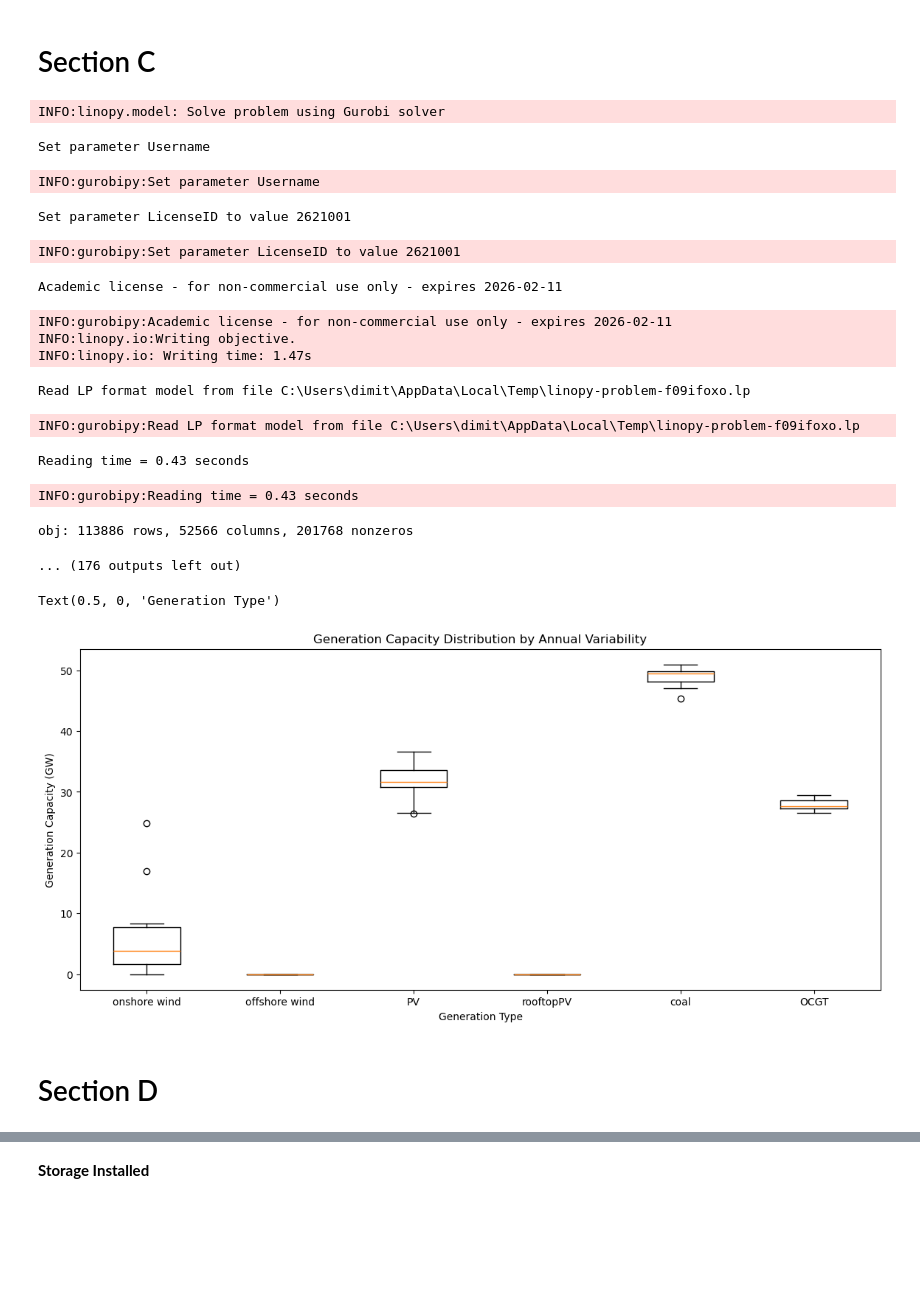
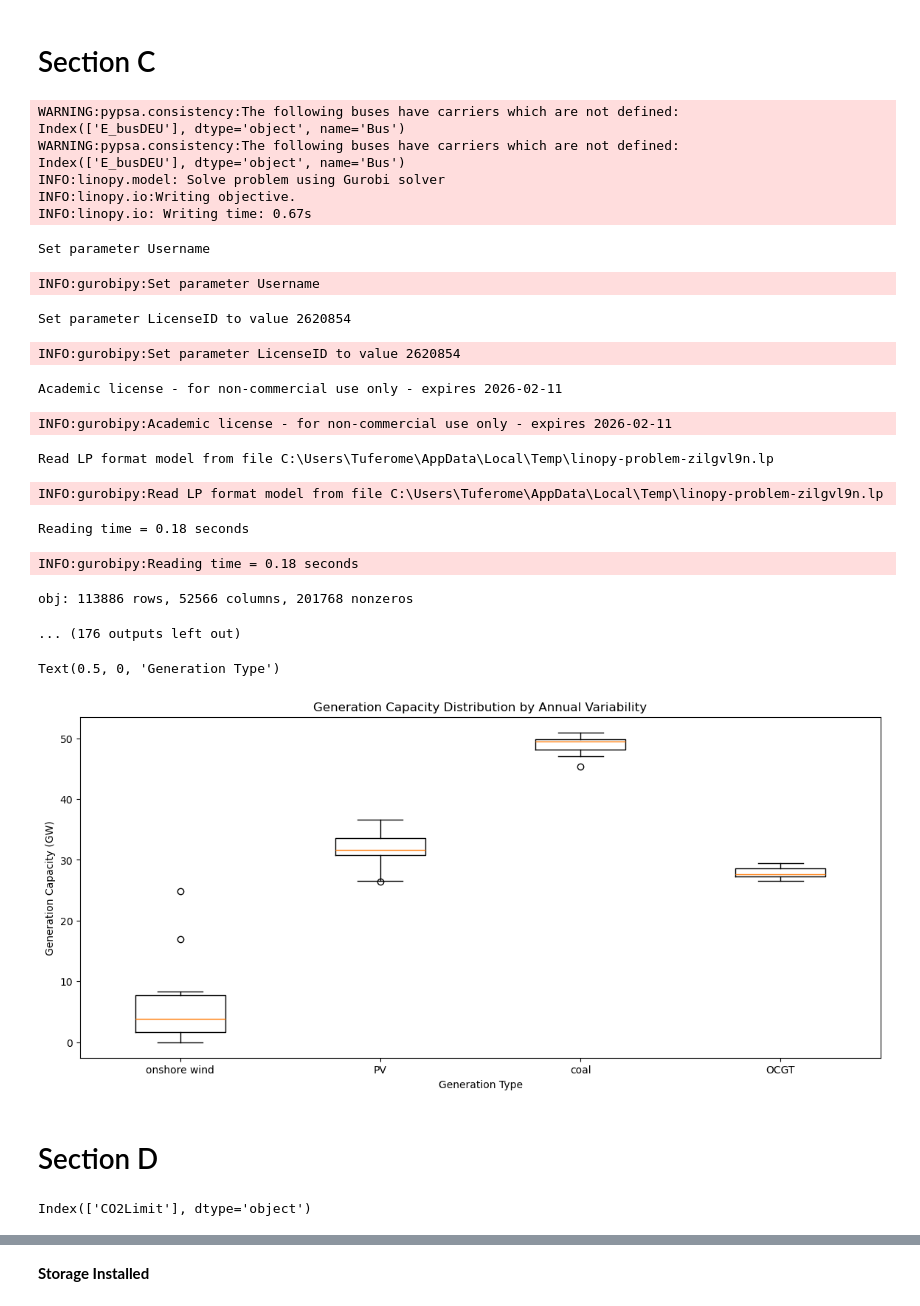
Before and after one commit to alex-catruc/IntegratedEG, a Jupyter notebook: AssignmentA-E.ipynb, the cells around one changed output, grey strips where cells are left out. Saved outputs shown, nothing was run; the diff lists cells and outputs as text; code cells hidden in the pictures; blank space fills up the shorter version.

```diff
--- a/AssignmentA-E.ipynb
+++ b/AssignmentA-E.ipynb
@@ -438,16 +478,16 @@ __Sensitivity Analysis__
 # %%
 systemcost = []
 onwind = []
-offwind = []
+#offwind = []
 pv = []
-rooftop = []
+#rooftop = []
 coal = []
 ocgt = []
 
 onwind_cap = []
-offwind_cap = []
+#offwind_cap = []
 pv_cap = []
-rooftop_cap = []
+#rooftop_cap = []
 coal_cap = []
 ocgt_cap = []
 
@@ -459,16 +499,16 @@ for co2 in [2000, 1500, 1000, 500, 250, 152, 100, 0]: # in MtCO2
     network.optimize(solver_name="gurobi")
     systemcost.append(network.objective / 1e6)  # in million euros
     onwind.append(network.generators_t.p["onshorewind"].sum())
-    offwind.append(network.generators_t.p["offshorewind"].sum())
+    #offwind.append(network.generators_t.p["offshorewind"].sum())
     pv.append(network.generators_t.p["PV"].sum())
-    rooftop.append(network.generators_t.p["rooftopPV"].sum())
+    #rooftop.append(network.generators_t.p["rooftopPV"].sum())
     coal.append(network.generators_t.p["coal"].sum())
     ocgt.append(network.generators_t.p["OCGT"].sum())
 
     onwind_cap.append(network.generators.p_nom_opt.loc["onshorewind"])
-    offwind_cap.append(network.generators.p_nom_opt.loc["offshorewind"])
+    #offwind_cap.append(network.generators.p_nom_opt.loc["offshorewind"])
     pv_cap.append(network.generators.p_nom_opt.loc["PV"])
-    rooftop_cap.append(network.generators.p_nom_opt.loc["rooftopPV"])
+    #rooftop_cap.append(network.generators.p_nom_opt.loc["rooftopPV"])
     coal_cap.append(network.generators.p_nom_opt.loc["coal"])
     ocgt_cap.append(network.generators.p_nom_opt.loc["OCGT"])
 
@@ -561,16 +605,16 @@ network.global_constraints.drop("CO2Limit", inplace=True)
 
 systemcost = []
 onwind = []
-offwind = []
+#offwind = []
 pv = []
-rooftop = []
+#rooftop = []
 coal = []
 ocgt = []
 
 onwind_cap = []
-offwind_cap = []
+#offwind_cap = []
 pv_cap = []
-rooftop_cap = []
+#rooftop_cap = []
 coal_cap = []
 ocgt_cap = []
 
@@ -584,54 +628,59 @@ for year in years:
     network.optimize(solver_name="gurobi")
     systemcost.append(network.objective / 1e6)  # in million euros
     onwind.append(network.generators_t.p["onshorewind"].sum())
-    offwind.append(network.generators_t.p["offshorewind"].sum())
+    #offwind.append(network.generators_t.p["offshorewind"].sum())
     pv.append(network.generators_t.p["PV"].sum())
-    rooftop.append(network.generators_t.p["rooftopPV"].sum())
+    #rooftop.append(network.generators_t.p["rooftopPV"].sum())
     coal.append(network.generators_t.p["coal"].sum())
     ocgt.append(network.generators_t.p["OCGT"].sum())
 
     onwind_cap.append(network.generators.p_nom_opt.loc["onshorewind"])
-    offwind_cap.append(network.generators.p_nom_opt.loc["offshorewind"])
+    #offwind_cap.append(network.generators.p_nom_opt.loc["offshorewind"])
     pv_cap.append(network.generators.p_nom_opt.loc["PV"])
-    rooftop_cap.append(network.generators.p_nom_opt.loc["rooftopPV"])
+    #rooftop_cap.append(network.generators.p_nom_opt.loc["rooftopPV"])
     coal_cap.append(network.generators.p_nom_opt.loc["coal"])
     ocgt_cap.append(network.generators.p_nom_opt.loc["OCGT"])
 # %% [output]
+WARNING:pypsa.consistency:The following buses have carriers which are not defined:
+Index(['E_busDEU'], dtype='object', name='Bus')
+WARNING:pypsa.consistency:The following buses have carriers which are not defined:
+Index(['E_busDEU'], dtype='object', name='Bus')
 INFO:linopy.model: Solve problem using Gurobi solver
+INFO:linopy.io:Writing objective.
+INFO:linopy.io: Writing time: 0.67s
 Set parameter Username
 INFO:gurobipy:Set parameter Username
-Set parameter LicenseID to value 2621001
+Set parameter LicenseID to value 2620854
-INFO:gurobipy:Set parameter LicenseID to value 2621001
+INFO:gurobipy:Set parameter LicenseID to value 2620854
 Academic license - for non-commercial use only - expires 2026-02-11
 INFO:gurobipy:Academic license - for non-commercial use only - expires 2026-02-11
-INFO:linopy.io:Writing objective.
-INFO:linopy.io: Writing time: 1.47s
-Read LP format model from file C:\Users\dimit\AppData\Local\Temp\linopy-problem-f09ifoxo.lp
+Read LP format model from file C:\Users\Tuferome\AppData\Local\Temp\linopy-problem-zilgvl9n.lp
-INFO:gurobipy:Read LP format model from file C:\Users\dimit\AppData\Local\Temp\linopy-problem-f09ifoxo.lp
+INFO:gurobipy:Read LP format model from file C:\Users\Tuferome\AppData\Local\Temp\linopy-problem-zilgvl9n.lp
-Reading time = 0.43 seconds
+Reading time = 0.18 seconds
-INFO:gurobipy:Reading time = 0.43 seconds
+INFO:gurobipy:Reading time = 0.18 seconds
 obj: 113886 rows, 52566 columns, 201768 nonzeros
 ... (176 outputs left out)
 # %%
+years_array = np.array([2001, 2002, 2003, 2005, 2006, 2007, 2009, 2010, 2011, 2013, 2014, 2015, 2017])  # match your data
 results = pd.DataFrame(
-    np.array([np.array(onwind_cap)/10**3, np.array(offwind_cap)/10**3, np.array(pv_cap)/10**3,
-              np.array(rooftop_cap)/10**3, np.array(coal_cap)/10**3, np.array(ocgt_cap)/10**3]).T,
-    columns=["onshorewind", "offshorewind", "PV", "rooftopPV", "coal", "OCGT"],
-    index=years,
+    np.array([np.array(onwind_cap)/10**3, np.array(pv_cap)/10**3,
+             np.array(coal_cap)/10**3, np.array(ocgt_cap)/10**3]).T,
+    columns=["onshorewind", "PV", "coal", "OCGT"],
+    index=years_array,
 )
 
 # Make a boxplot
 plt.figure(figsize=(14, 6))
 plt.boxplot(
-    [results["onshorewind"], results["offshorewind"], results["PV"], results["rooftopPV"], results["coal"], results["OCGT"]],
-    labels=["onshore wind", "offshore wind", "PV", "rooftopPV", "coal", "OCGT"]
+    [results["onshorewind"], results["PV"], results["coal"], results["OCGT"]],
+    labels=["onshore wind", "PV", "coal", "OCGT"]
 )
 plt.title("Generation Capacity Distribution by Annual Variability")
 plt.ylabel("Generation Capacity (GW)")
 plt.xlabel("Generation Type")
 # %% [output]
 Text(0.5, 0, 'Generation Type')
-[figure, old version]
+[figure, new version]
 # %% [markdown]
 # Section D
 # %%
@@ -677,7 +726,7 @@ n.add("Generator",
             capital_cost = capital_cost_onshorewind,
             marginal_cost = 0,
             p_max_pu = CF_wind_onshore.values)
-
+'''
 # Add offshore wind
 CF_wind_offshore = df_offshorewind[country][[hour.strftime("%Y-%m-%dT%H:%M:%SZ") for hour in n.snapshots]]
 lifetime = 25 # years
@@ -694,7 +743,7 @@ n.add("Generator",
             capital_cost = capital_cost_offshorewind,
             marginal_cost = 0,
             p_max_pu = CF_wind_offshore.values)
-
+'''
 # Add large scale solar
 CF_solar = df_pv[country][[hour.strftime("%Y-%m-%dT%H:%M:%SZ") for hour in n.snapshots]]
 lifetime = 25 # years
@@ -711,7 +760,7 @@ n.add("Generator",
             capital_cost = capital_cost_pv,
             marginal_cost = 0,
             p_max_pu = CF_solar.values)
-
+'''
 # Add rooftop solar
 CF_rooftop = df_rooftop[country][[hour.strftime("%Y-%m-%dT%H:%M:%SZ") for hour in n.snapshots]]
 lifetime = 25 # years
@@ -728,6 +777,7 @@ n.add("Generator",
             capital_cost = capital_cost_rooftop,
             marginal_cost = 0,
             p_max_pu = CF_rooftop.values)
+'''
 
 ''' Add non-renewables generators '''
 # add OCGT (Open Cycle Gas Turbine) generator
@@ -788,6 +838,8 @@ n.add(
     sense="<=",
     constant=152000000, #152MtCO2
 )
+# %% [output]
+Index(['CO2Limit'], dtype='object')
 # %%
 n.optimize(solver_name='gurobi')
 # %% [output]
```
Also changed, not shown: parts of 27 cells of this notebook, 1 other file.
